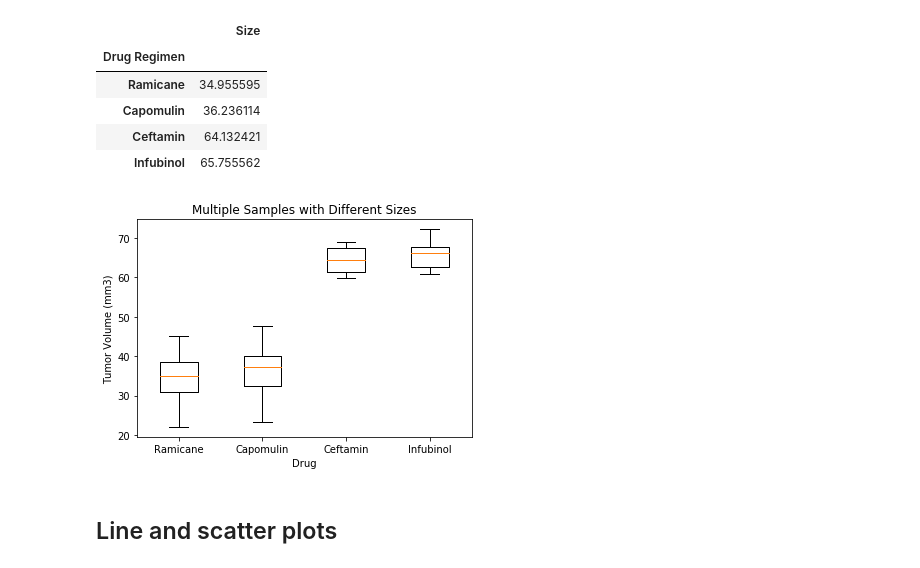
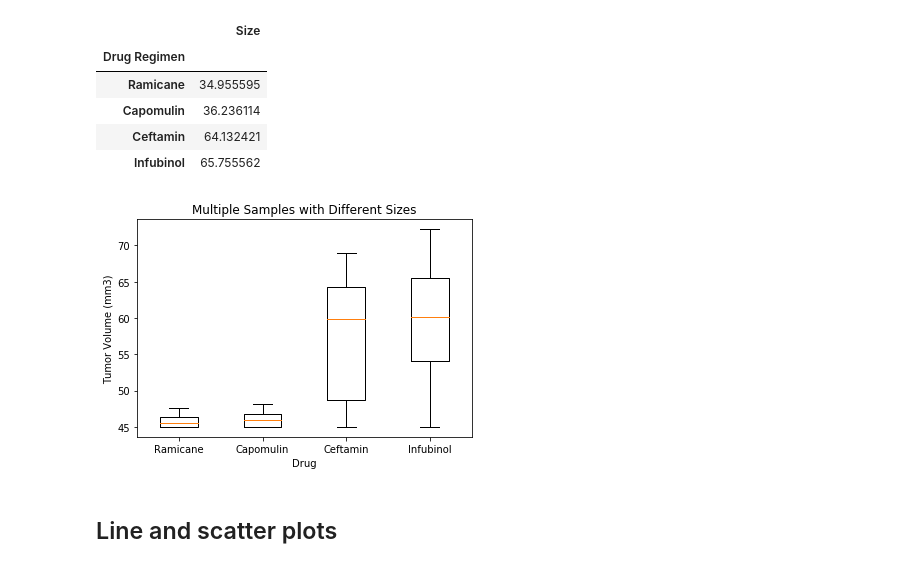
Before and after one commit to projekt888/Pymaceuticals, a Jupyter notebook: pymaceuticals_starter.ipynb, the cells around one changed output. Cells and saved outputs as stored; diff of their text form; code cells hidden in the pictures.

```diff
--- a/pymaceuticals_starter.ipynb
+++ b/pymaceuticals_starter.ipynb
@@ -158,21 +159,24 @@ end.head(4)
 | Capomulin | 36.236114 |
 | Ceftamin | 64.132421 |
 | Infubinol | 65.755562 |
+# %%
+#now we have the four most promising treatments, let's calculate the final tumor volume.  let's group by the drug and then the mouse.
+mcm_db = mc_db.copy()
+mcm_db = mcm_db.groupby(['Drug Regimen','Mouse ID']) #let's group by the drug and then the mouse.
+gm= mcm_db.max() #the maximum time.
+
+drug_data = [ gm.loc[drug]['Tumor Volume (mm3)'] for drug in most_promising ]
 # %%
-four_drugs = most_promising
-
-drug_data = [ mc_db.loc[(mc_db['Drug Regimen'] == drug) & (mc_db["Timepoint"] == timepoints.max()) ]['Tumor Volume (mm3)'] for drug in four_drugs ]
-
 fig2, ax2 = plt.subplots()
 ax2.set_title('Multiple Samples with Different Sizes')
 ax2.set_ylabel('Tumor Volume (mm3)')
 ax2.set_xlabel('Drug')
 
 ax2.boxplot(drug_data, showfliers=True,flierprops=dict(markerfacecolor='g', marker='D'))
 plt.xticks(np.arange(1, 5), four_drugs)
 plt.show()
 #https://matplotlib.org/gallery/pyplots/boxplot_demo_pyplot.html#sphx-glr-gallery-pyplots-boxplot-demo-pyplot-py
 # %% [output]
-[figure, old version]
+[figure, new version]
 # %% [markdown]
 ## Line and scatter plots
```
Also changed, not shown: parts of 5 cells of this notebook.
